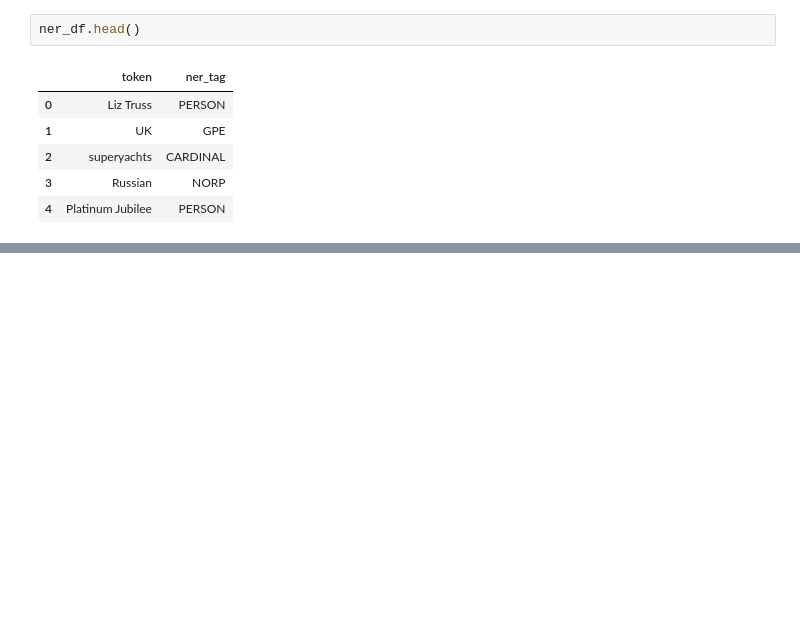
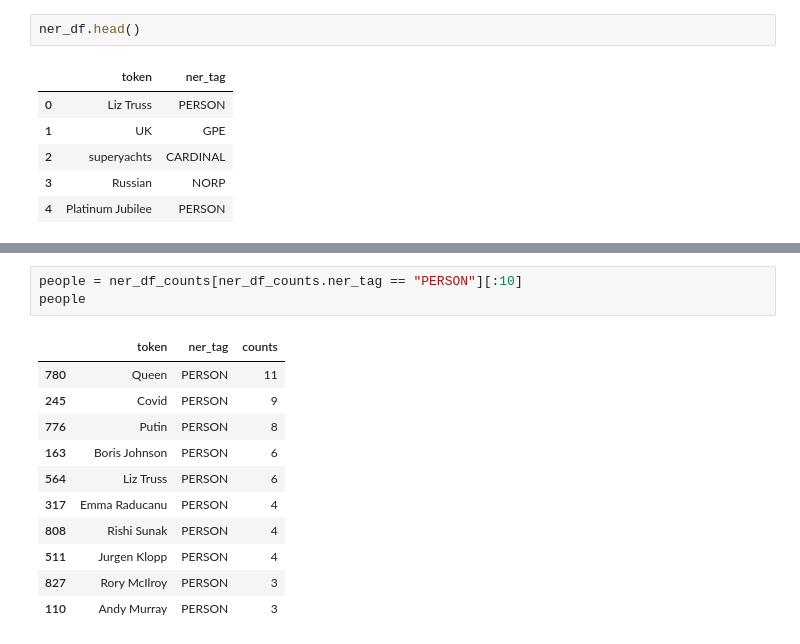
Before and after one commit to RAGISHIVANAND/NATURAL-LANGUAGE-PROCESSING, a Jupyter notebook: Natural_Language_Processing.ipynb, the cells around one changed output, grey strips where cells are left out. Drawn from its saved outputs; the diff is of its cells as text; blank space fills up the shorter version.

```diff
--- a/Natural_Language_Processing.ipynb
+++ b/Natural_Language_Processing.ipynb
@@ -854,0 +872,15 @@ ner_df.head()
+# %%
+people = ner_df_counts[ner_df_counts.ner_tag == "PERSON"][:10]
+people
+# %% [output]
+|  | token | ner_tag | counts |
+| 780 | Queen | PERSON | 11 |
+| 245 | Covid | PERSON | 9 |
+| 776 | Putin | PERSON | 8 |
+| 163 | Boris Johnson | PERSON | 6 |
+| 564 | Liz Truss | PERSON | 6 |
+| 317 | Emma Raducanu | PERSON | 4 |
+| 808 | Rishi Sunak | PERSON | 4 |
+| 511 | Jurgen Klopp | PERSON | 4 |
+| 827 | Rory McIlroy | PERSON | 3 |
+| 110 | Andy Murray | PERSON | 3 |
```
Also changed, not shown: parts of 3 cells of this notebook.
